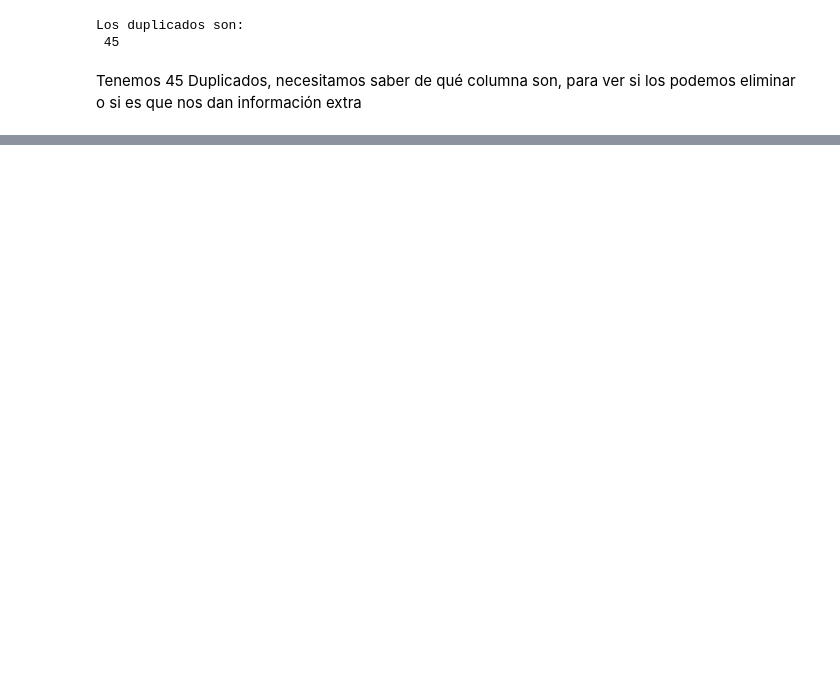
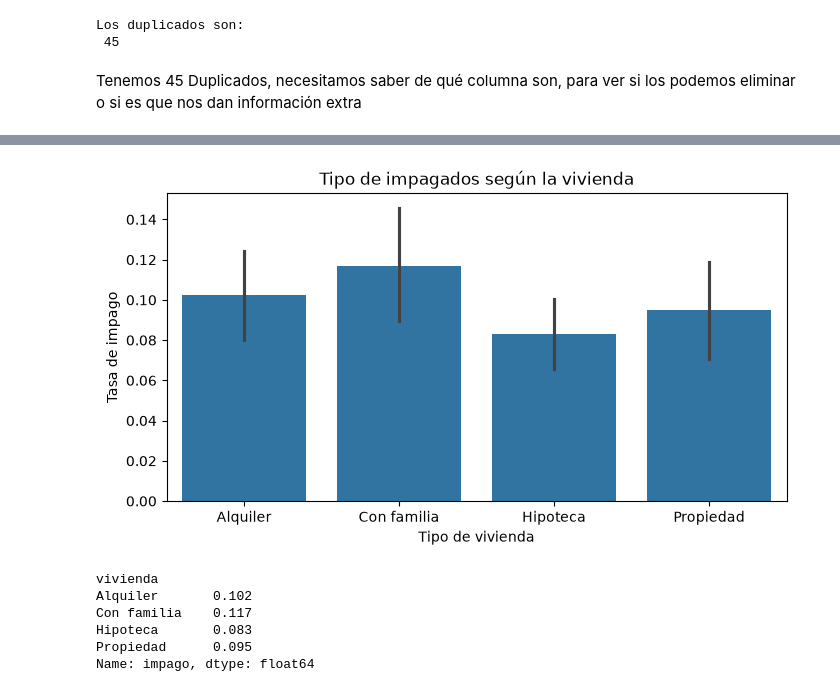
Before and after one commit to antonio-capel-dev/loan-default-risk, a Jupyter notebook: prestamos.ipynb, the cells around one changed output, grey strips where cells are left out. Saved outputs shown, nothing was run; the diff lists cells and outputs as text; code cells hidden in the pictures; blank space fills up the shorter version.

```diff
--- a/prestamos.ipynb
+++ b/prestamos.ipynb
@@ -94,0 +233,18 @@ Tenemos 45 Duplicados, necesitamos saber de qué columna son, para ver si los po
+# %%
+fig, ax = plt.subplots(figsize=(8, 4))
+sns.barplot(data=df, x="vivienda", y="impago", ax=ax)
+ax.set_title("Tipo de impagados según la vivienda")
+ax.set_xlabel("Tipo de vivienda")
+ax.set_ylabel("Tasa de impago")
+plt.show()
+# %% [output]
+[figure, added]
+# %%
+df.groupby("vivienda")["impago"].mean().round(3)
+# %% [output]
+vivienda
+Alquiler       0.102
+Con familia    0.117
+Hipoteca       0.083
+Propiedad      0.095
+Name: impago, dtype: float64
```
Also changed, not shown: parts of 35 cells of this notebook.
